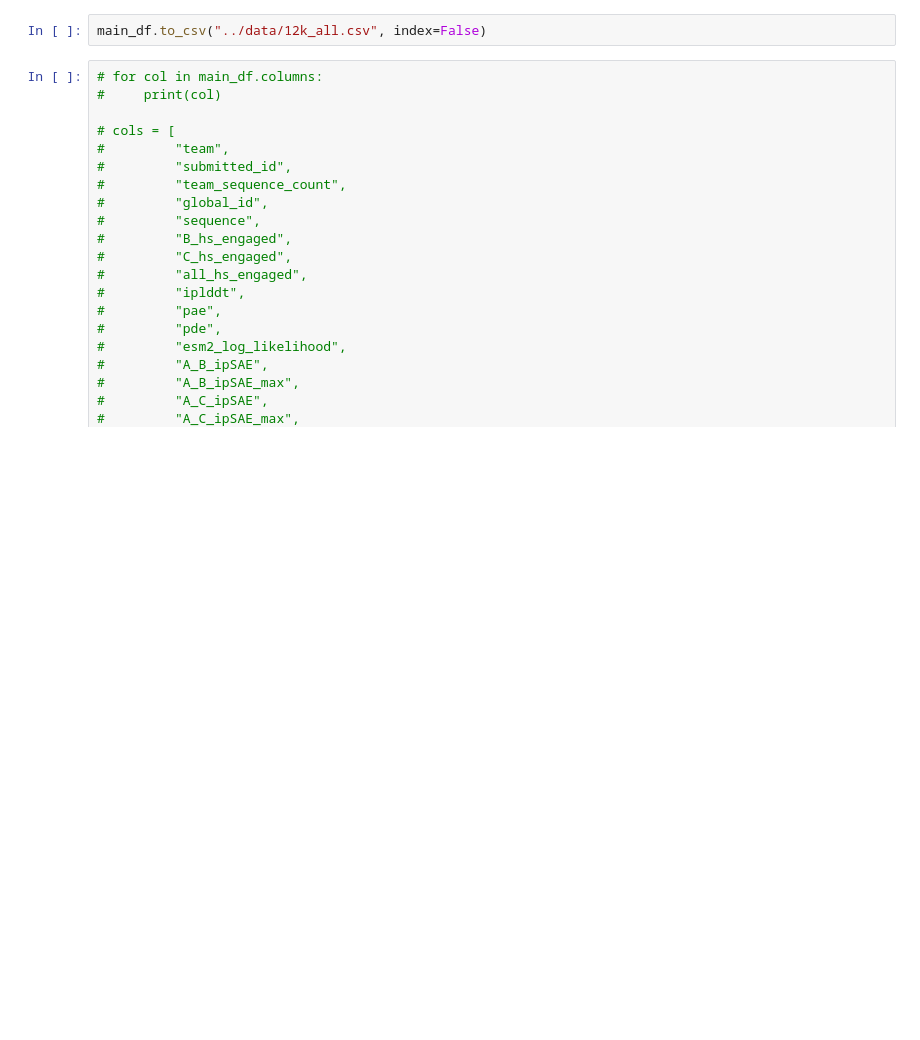
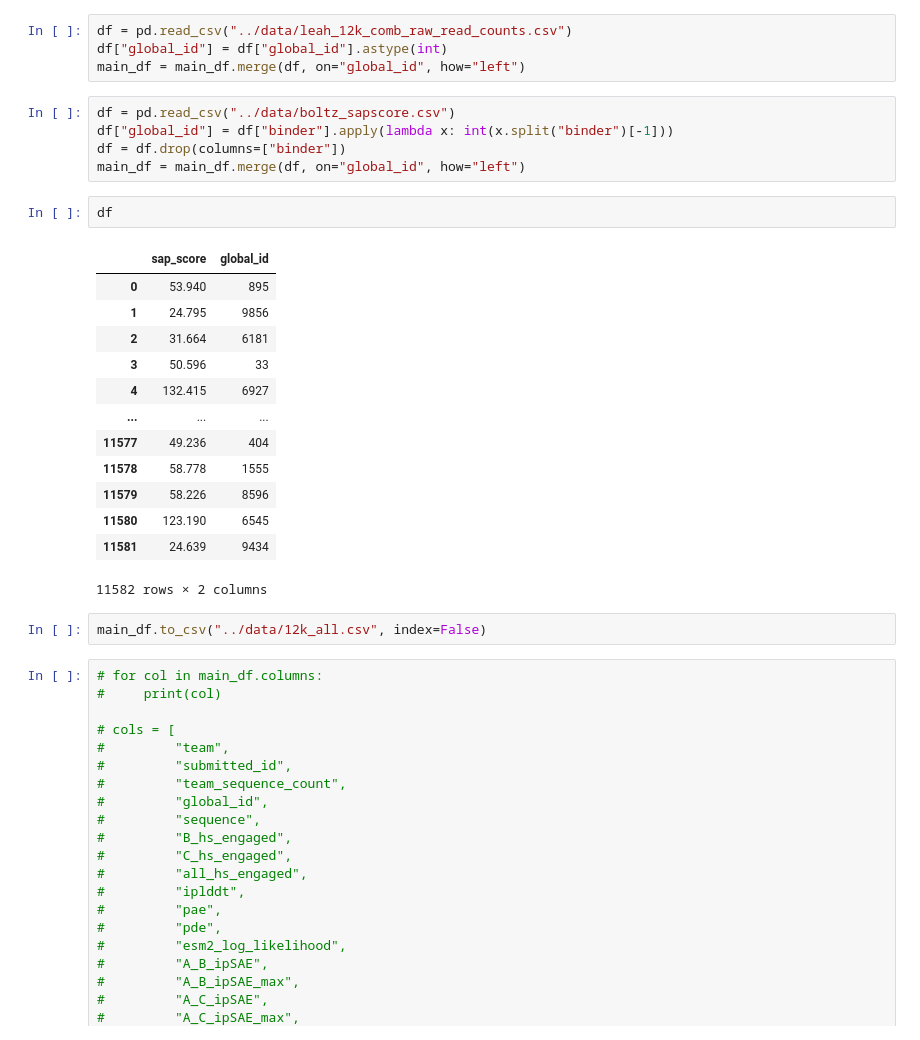
Before and after one commit to kosonocky/bits-to-binders, a Jupyter notebook: scripts/merge_12k_per_binder.ipynb, the cells around one changed output. Saved outputs shown, nothing was run; the diff lists cells and outputs as text; blank space fills up the shorter version.

```diff
--- a/scripts/merge_12k_per_binder.ipynb
+++ b/scripts/merge_12k_per_binder.ipynb
@@ -58,3 +46,28 @@ main_df = main_df.merge(df, on="global_id", how="left")
+# %%
+df = pd.read_csv("../data/leah_12k_comb_raw_read_counts.csv")
+df["global_id"] = df["global_id"].astype(int)
+main_df = main_df.merge(df, on="global_id", how="left")
+# %%
+df = pd.read_csv("../data/boltz_sapscore.csv")
+df["global_id"] = df["binder"].apply(lambda x: int(x.split("binder")[-1]))
+df = df.drop(columns=["binder"])
+main_df = main_df.merge(df, on="global_id", how="left")
+# %%
+df
+# %% [output]
+|  | sap_score | global_id |
+| 0 | 53.940 | 895 |
+| 1 | 24.795 | 9856 |
+| 2 | 31.664 | 6181 |
+| 3 | 50.596 | 33 |
+| 4 | 132.415 | 6927 |
+| ... | ... | ... |
+| 11577 | 49.236 | 404 |
+| 11578 | 58.778 | 1555 |
+| 11579 | 58.226 | 8596 |
+| 11580 | 123.190 | 6545 |
+| 11581 | 24.639 | 9434 |
+11582 rows × 2 columns
 # %%
 main_df.to_csv("../data/12k_all.csv", index=False)
 # %%
```
Also changed, not shown: parts of 8 cells of this notebook, 6 other files.
